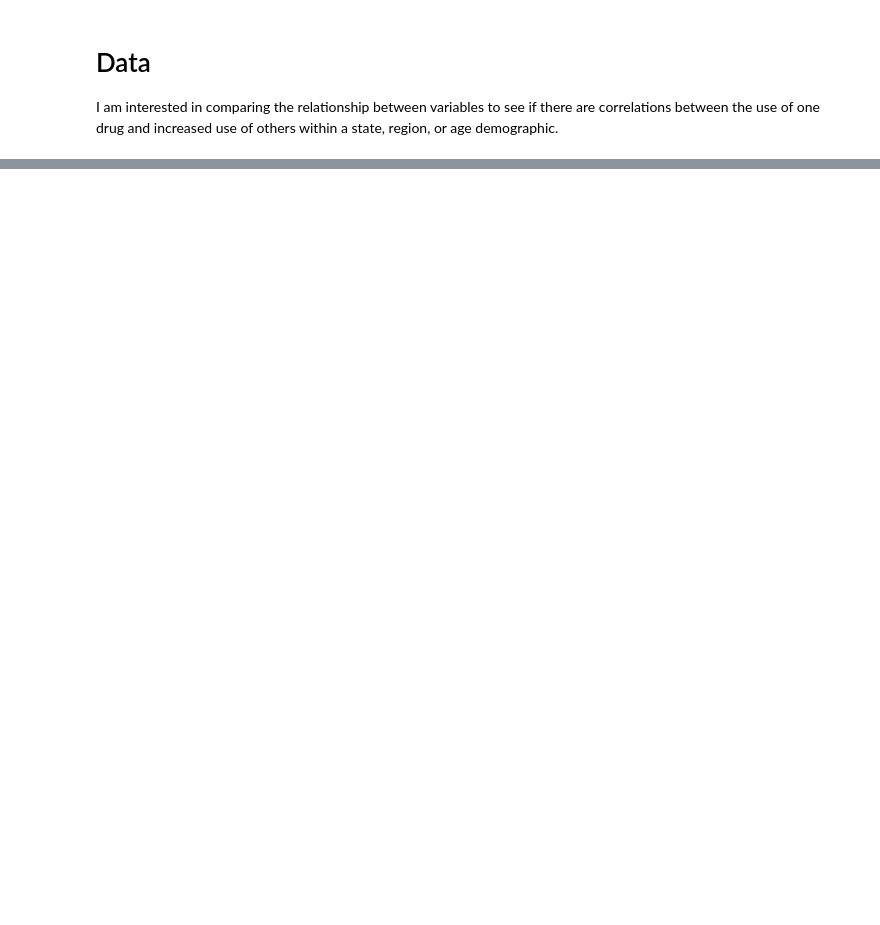
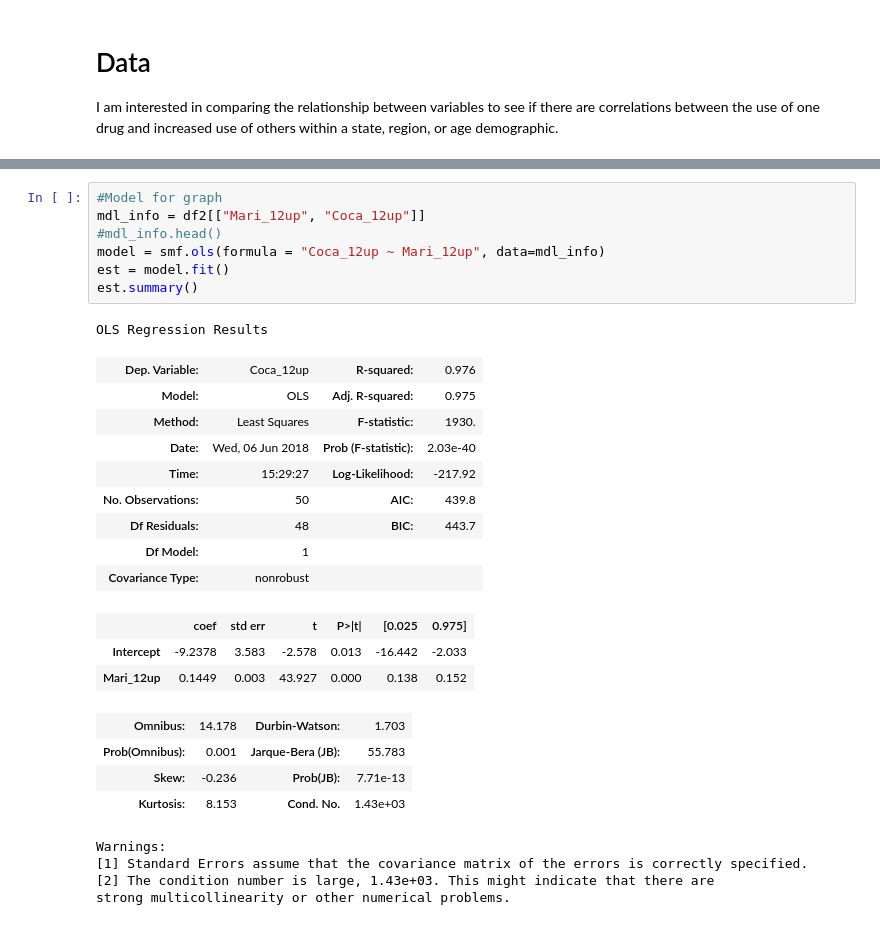
Before and after one commit to AMacLeodd/bootcamp, a Jupyter notebook: Drug_Abuse_in_the_United_States.ipynb, the cells around one changed output, grey strips where cells are left out. Saved outputs shown, nothing was run; the diff lists cells and outputs as text; blank space fills up the shorter version.

```diff
--- a/Drug_Abuse_in_the_United_States.ipynb
+++ b/Drug_Abuse_in_the_United_States.ipynb
@@ -73 +190,30 @@ all_hist = pit.hist
+# %%
+#Model for graph
+mdl_info = df2[["Mari_12up", "Coca_12up"]]
+#mdl_info.head()
+model = smf.ols(formula = "Coca_12up ~ Mari_12up", data=mdl_info)
+est = model.fit()
+est.summary()
+# %% [output]
+OLS Regression Results
+| Dep. Variable: | Coca_12up | R-squared: | 0.976 |
+| Model: | OLS | Adj. R-squared: | 0.975 |
+| Method: | Least Squares | F-statistic: | 1930. |
+| Date: | Wed, 06 Jun 2018 | Prob (F-statistic): | 2.03e-40 |
+| Time: | 15:29:27 | Log-Likelihood: | -217.92 |
+| No. Observations: | 50 | AIC: | 439.8 |
+| Df Residuals: | 48 | BIC: | 443.7 |
+| Df Model: | 1 |  |  |
+| Covariance Type: | nonrobust |  |  |
+|  | coef | std err | t | P>|t| | [0.025 | 0.975] |
+| Intercept | -9.2378 | 3.583 | -2.578 | 0.013 | -16.442 | -2.033 |
+| Mari_12up | 0.1449 | 0.003 | 43.927 | 0.000 | 0.138 | 0.152 |
+| Omnibus: | 14.178 | Durbin-Watson: | 1.703 |
+| Prob(Omnibus): | 0.001 | Jarque-Bera (JB): | 55.783 |
+| Skew: | -0.236 | Prob(JB): | 7.71e-13 |
+| Kurtosis: | 8.153 | Cond. No. | 1.43e+03 |
+Warnings:
+[1] Standard Errors assume that the covariance matrix of the errors is correctly specified.
+[2] The condition number is large, 1.43e+03. This might indicate that there are
+strong multicollinearity or other numerical problems.
 # %%
```
Also changed, not shown: parts of 10 cells of this notebook.
